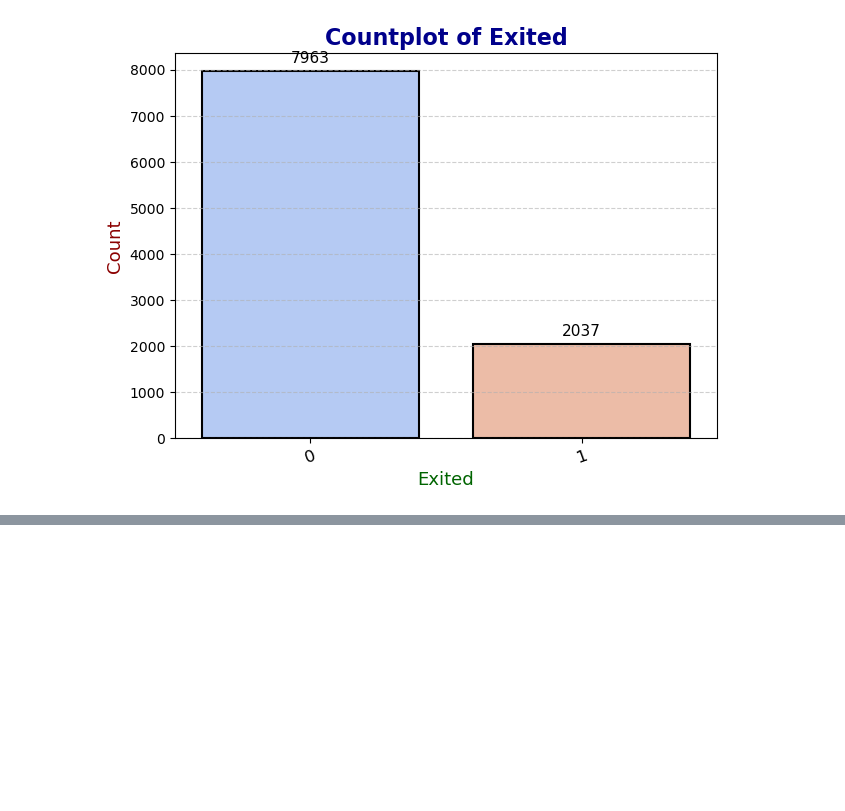
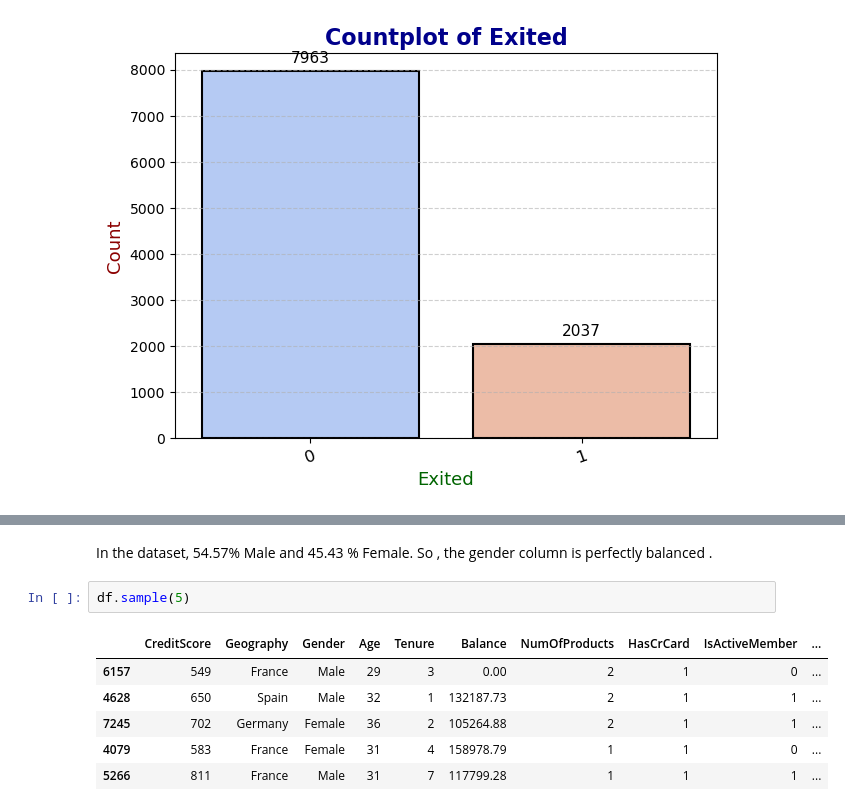
Before and after one commit to dinislamweb/Bank-Customer-Churn-Using-ANN, a Jupyter notebook: Bank Customer Churn using ANN.ipynb, the cells around one changed output, grey strips where cells are left out. Cells and saved outputs as stored; diff of their text form; blank space fills up the shorter version.

```diff
--- a/Bank Customer Churn using ANN.ipynb
+++ b/Bank Customer Churn using ANN.ipynb
@@ -122,0 +159,11 @@ plt.show()
+# %% [markdown]
+In the dataset, 54.57% Male and 45.43 % Female. So , the gender column is perfectly balanced .
+# %%
+df.sample(5)
+# %% [output]
+|  | CreditScore | Geography | Gender | Age | Tenure | Balance | NumOfProducts | HasCrCard | IsActiveMember | ... |
+| 6157 | 549 | France | Male | 29 | 3 | 0.00 | 2 | 1 | 0 | ... |
+| 4628 | 650 | Spain | Male | 32 | 1 | 132187.73 | 2 | 1 | 1 | ... |
+| 7245 | 702 | Germany | Female | 36 | 2 | 105264.88 | 2 | 1 | 1 | ... |
+| 4079 | 583 | France | Female | 31 | 4 | 158978.79 | 1 | 1 | 0 | ... |
+| 5266 | 811 | France | Male | 31 | 7 | 117799.28 | 1 | 1 | 1 | ... |
```
Also changed, not shown: parts of 6 cells of this notebook.
